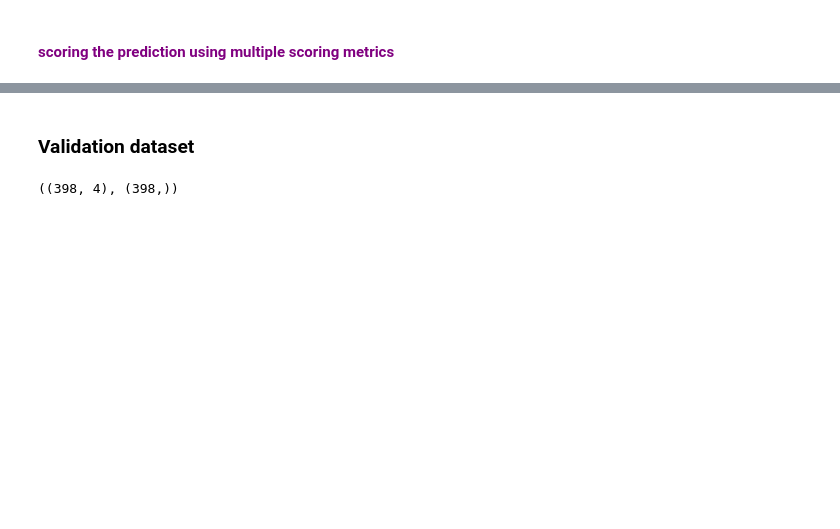
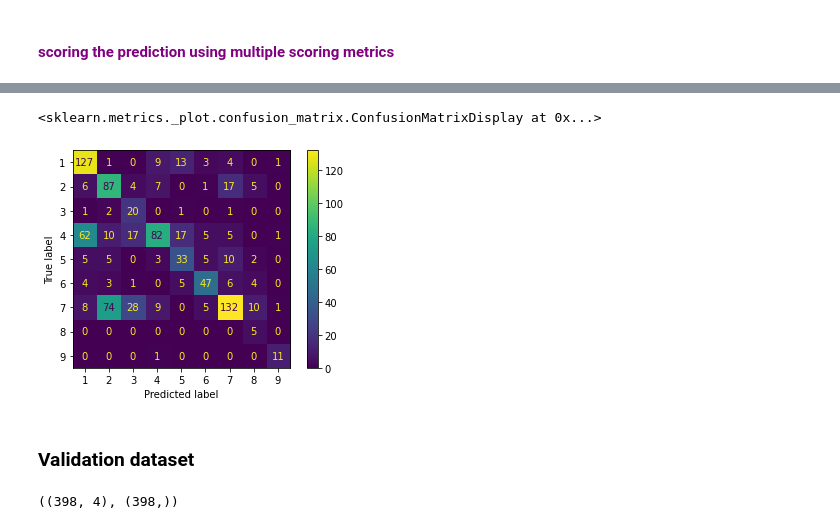
Before and after one commit to me-nobody/jovian-ml-project, a Jupyter notebook: jovian-ml-project-301221.ipynb, the cells around one changed output, grey strips where cells are left out. Saved outputs shown, nothing was run; the diff lists cells and outputs as text; code cells hidden in the pictures; blank space fills up the shorter version.

```diff
--- a/jovian-ml-project-301221.ipynb
+++ b/jovian-ml-project-301221.ipynb
@@ -654,0 +661,4 @@ plot_confusion_matrix(tfidf_model, X_train_bow, y_train)
+# %%
+NB_clf=MultinomialNB()
+# %%
+NB_clf.fit(X_train_bow,y_train)
@@ -655,3 +699,8 @@ plot_confusion_matrix(tfidf_model, X_train_bow, y_train)
+# %%
+plot_confusion_matrix(NB_clf, X_train_bow, y_train)
+# %% [output]
+<sklearn.metrics._plot.confusion_matrix.ConfusionMatrixDisplay at 0x...>
+[figure, added]
 # %% [markdown]
 ### Validation dataset
 # %%
```
Also changed, not shown: parts of 43 cells of this notebook.
